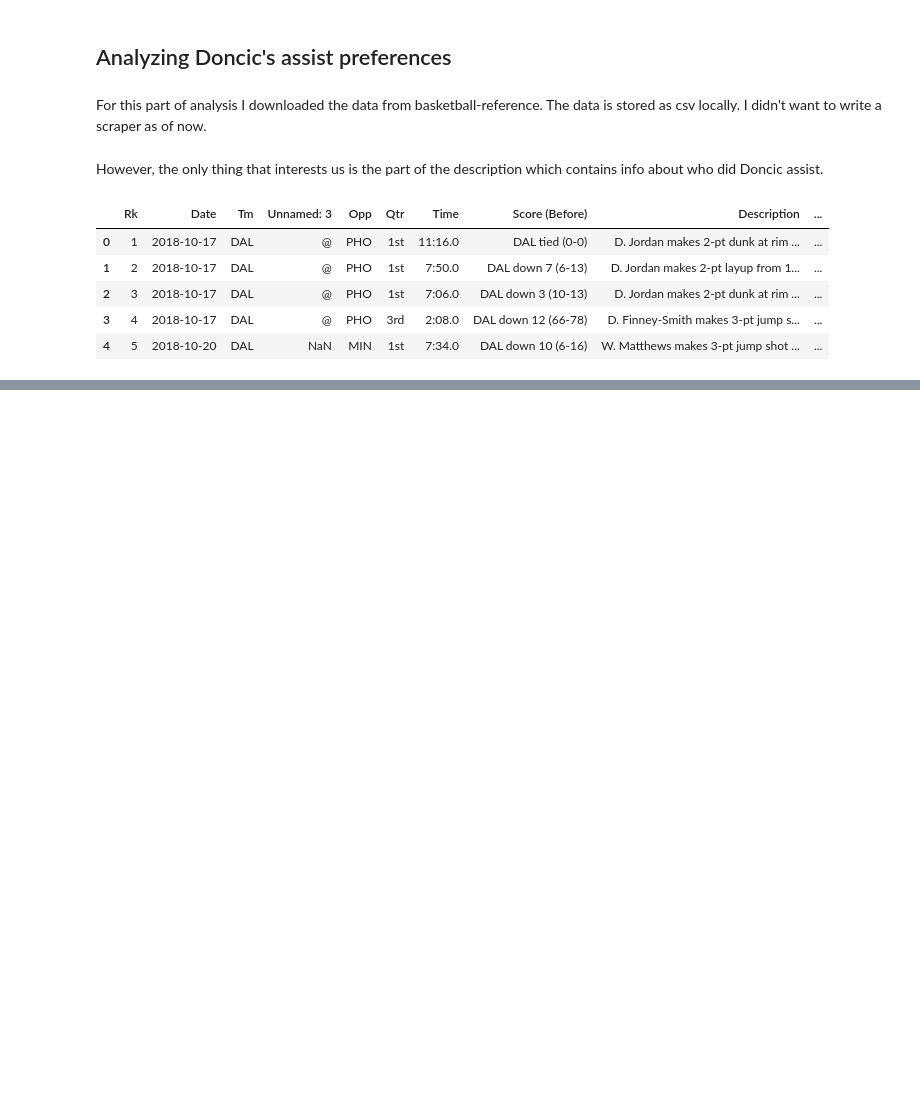
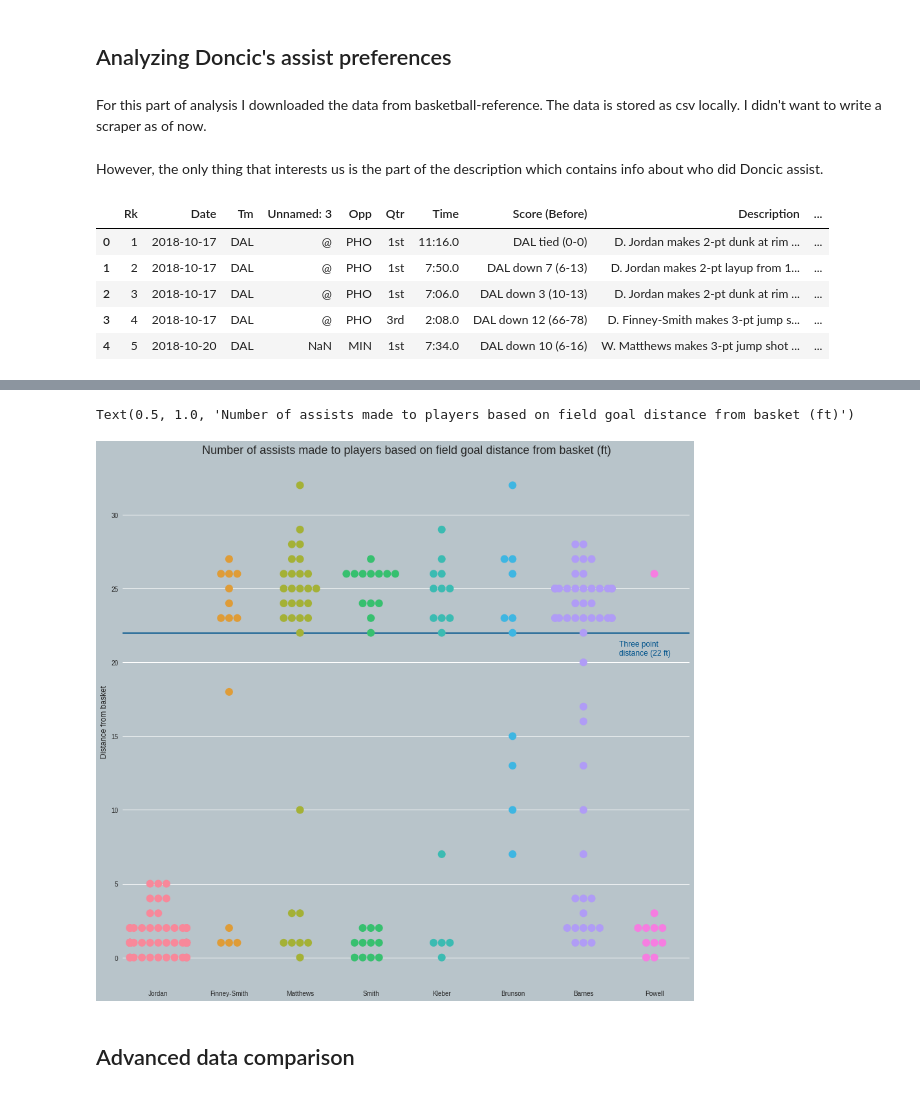
Before and after one commit to danchyy/Basketball_Analytics, a Jupyter notebook: Scripts/2018_19_season/doncic_analysis/doncic_analysis.ipynb, the cells around one changed output, grey strips where cells are left out. Saved outputs shown, nothing was run; the diff lists cells and outputs as text; code cells hidden in the pictures; blank space fills up the shorter version.

```diff
--- a/Scripts/2018_19_season/doncic_analysis/doncic_analysis.ipynb
+++ b/Scripts/2018_19_season/doncic_analysis/doncic_analysis.ipynb
@@ -838,0 +839,23 @@ fig = plt.figure(
+# %%
+del distance_assist['Barea']
+del distance_assist['Nowitzki']
+del distance_assist['Harris']
+distance_df = pd.DataFrame(dict([(k,pd.Series(v)) for k,v in distance_assist.items()])).melt().dropna()
+# %%
+fig, ax = plt.subplots(figsize=(14, 14))
+
+ax.set_facecolor(silver)
+fig.set_facecolor(silver)
+
+sns.swarmplot(x='variable', y='value', data=distance_df, size=12)
+ax.axhline(y=22, color=royal_blue)
+ax.text(x=len(distance_assist)-2.5, y=20.5, s="Three point\ndistance (22 ft)", size=12, ha='left', color=royal_blue)
+
+ax.set_xlabel("")
+ax.set_ylabel("Distance from basket", size=12)
+ax.set_title("Number of assists made to players based on field goal distance from basket (ft)", size=18)
+# %% [output]
+Text(0.5, 1.0, 'Number of assists made to players based on field goal distance from basket (ft)')
+[figure, added]
+# %% [markdown]
+## Advanced data comparison
```
Also changed, not shown: parts of 11 cells of this notebook, 2 other files.
